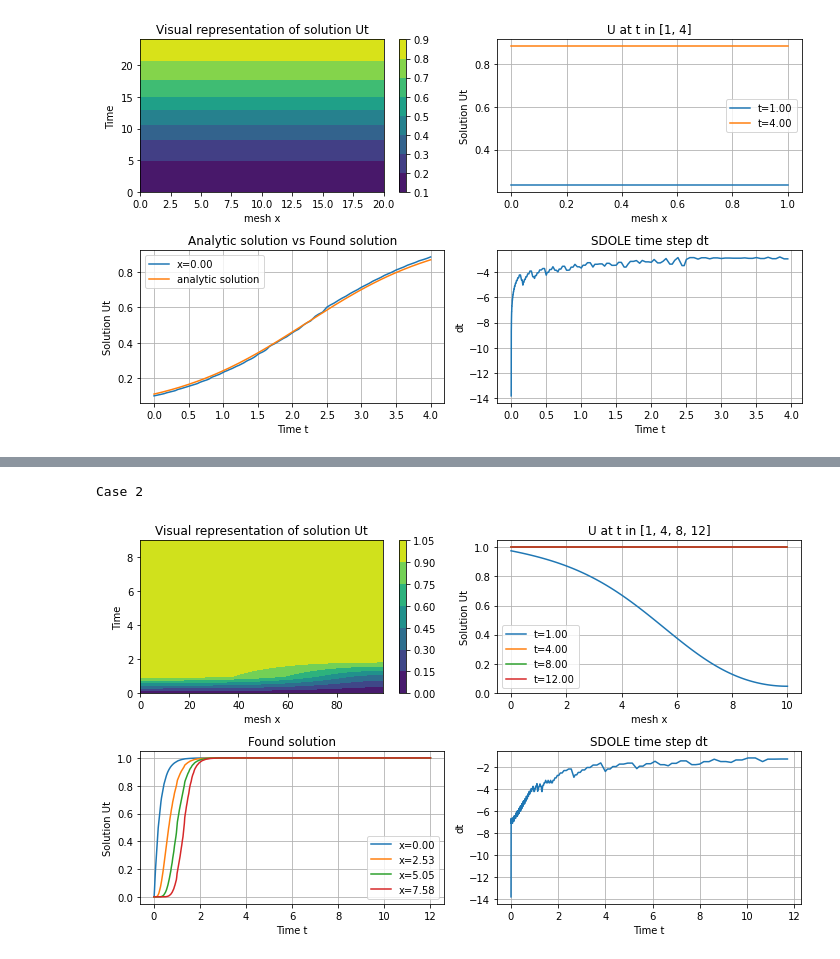
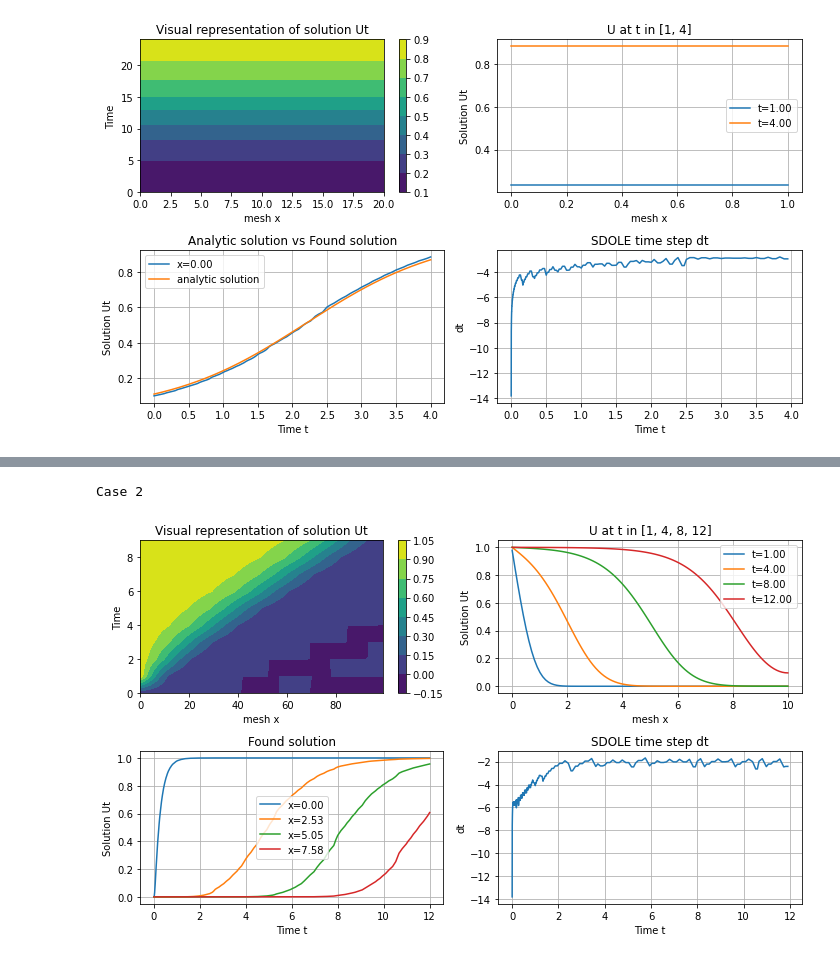
Before and after one commit to alienbrett/diff-eq-solvers, a Jupyter notebook: numerical_eqs/pde/fisher_equation.ipynb, the cells around one changed output, grey strips where cells are left out. Cells and saved outputs as stored; diff of their text form; code cells hidden in the pictures.

```diff
--- a/numerical_eqs/pde/fisher_equation.ipynb
+++ b/numerical_eqs/pde/fisher_equation.ipynb
@@ -367,8 +367,8 @@ boundaries = (
     {'type': 'dirichlet', 'f': lambda t: (np.exp(4*t) - 1) / np.exp(4*t)},
     {'type': 'neumann', 'f': lambda t: 0},
 )
-d_func = lambda x: 0.1
-e_func = lambda x: 1.0
+d_func = lambda x: 1.0
+e_func = lambda x: 0.1
 
 time_points = [1, 4, 8, 12]
 plot_points = np.linspace(t0, t1, 10)
@@ -501,8 +501,8 @@ print("Case 2")
 #     {'type': 'dirichlet', 'f': lambda t: (np.exp(4*t) - 1) / np.exp(4*t)},
 #     {'type': 'neumann', 'f': lambda t: 0},
 # )
-d_func = lambda x: 0.2
-e_func = lambda x: 1.0
+d_func = lambda x: 1.0
+e_func = lambda x: 0.2
 
 # time_points = [1, 4, 8, 12]
 # plot_points = np.linspace(t0, t1, 10)
@@ -595,31 +595,31 @@ axs[1].grid()
 
 for i in range(0, len(mesh), 25):
     axs[2].plot(
         sol_t,
         sol_y[:,i],
         label='x={0:.2f}'.format(mesh[i])
     )
 axs[2].set_title('Found solution')
 axs[2].set_xlabel('Time t')
 axs[2].set_ylabel('Solution Ut')
 axs[2].legend()
 axs[2].grid()
 
 
 
 axs[3].plot(
     sol_t[:-1],
     np.log(sol_t[1:] - sol_t[:-1]),
 )
 axs[3].set_title('SDOLE time step dt')
 axs[3].set_xlabel('Time t')
 axs[3].set_ylabel('dt')
 axs[3].grid()
 
 fig.tight_layout()
 plt.show()
 
 None
 # %% [output]
 Case 2
-[figure, old version]
+[figure, new version]
```
Also changed, not shown: parts of 1 cell of this notebook, 5 other files.
